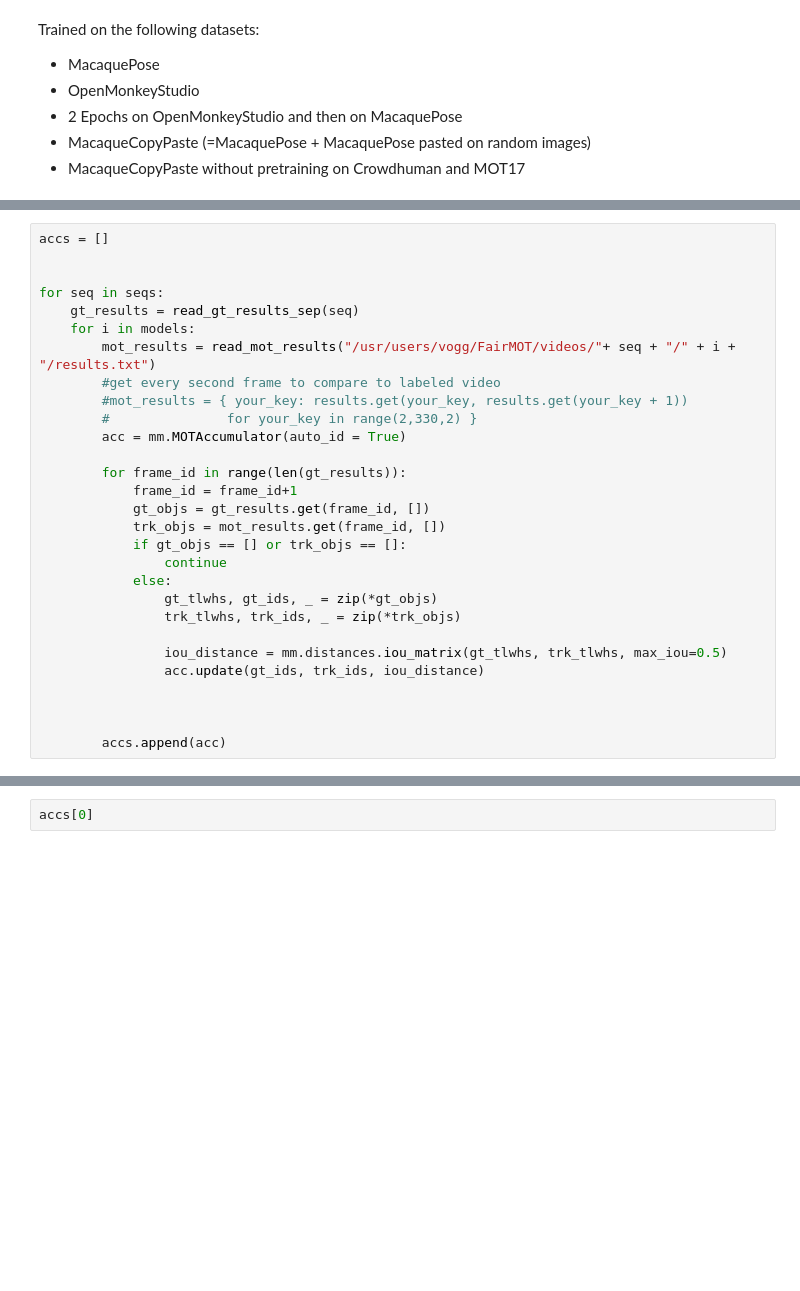
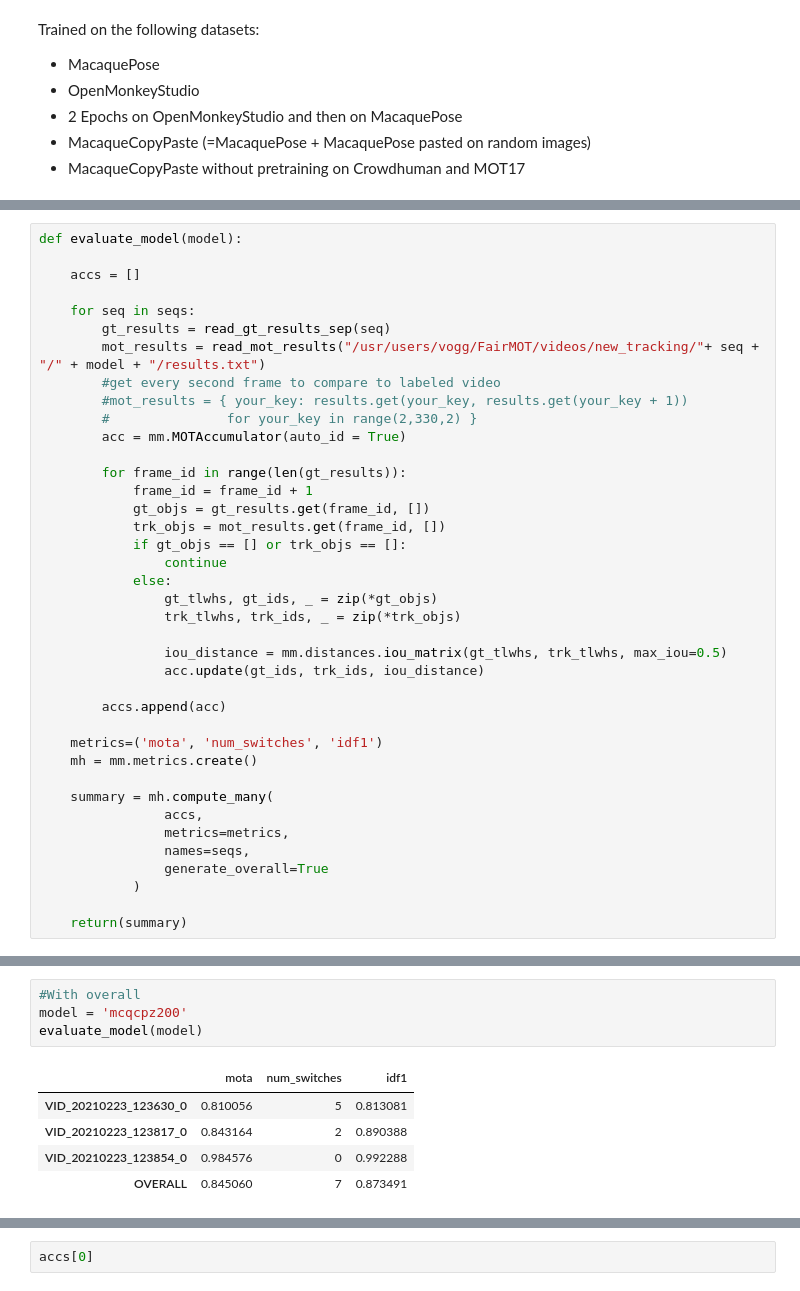
Before and after one commit to ecker-lab/PriMAT-tracking, a Jupyter notebook: own_ideas/evaluation.ipynb, the cells around one changed output, grey strips where cells are left out. Saved outputs shown, nothing was run; the diff lists cells and outputs as text; blank space fills up the shorter version.

Commit message:
Changed Tracking procedure

```diff
--- a/own_ideas/evaluation.ipynb
+++ b/own_ideas/evaluation.ipynb
@@ -150,18 +174,18 @@ seqs = ['VID_20210223_123630_0']
 # %%
-accs = []
+def evaluate_model(model):
 
+    accs = []
 
-for seq in seqs:
-    gt_results = read_gt_results_sep(seq)
-    for i in models:
-        mot_results = read_mot_results("/usr/users/vogg/FairMOT/videos/"+ seq + "/" + i + "/results.txt")
+    for seq in seqs:
+        gt_results = read_gt_results_sep(seq)
+        mot_results = read_mot_results("/usr/users/vogg/FairMOT/videos/new_tracking/"+ seq + "/" + model + "/results.txt")
         #get every second frame to compare to labeled video
         #mot_results = { your_key: results.get(your_key, results.get(your_key + 1))
         #               for your_key in range(2,330,2) }
         acc = mm.MOTAccumulator(auto_id = True)
 
         for frame_id in range(len(gt_results)):
-            frame_id = frame_id+1
+            frame_id = frame_id + 1
             gt_objs = gt_results.get(frame_id, [])
             trk_objs = mot_results.get(frame_id, [])
             if gt_objs == [] or trk_objs == []:
@@ -173,6 +197,16 @@ for seq in seqs:
                 iou_distance = mm.distances.iou_matrix(gt_tlwhs, trk_tlwhs, max_iou=0.5)
                 acc.update(gt_ids, trk_ids, iou_distance)
 
+        accs.append(acc)
 
+    metrics=('mota', 'num_switches', 'idf1')
+    mh = mm.metrics.create()
 
-        accs.append(acc)
+    summary = mh.compute_many(
+                accs,
+                metrics=metrics,
+                names=seqs,
+                generate_overall=True
+            )
+
+    return(summary)
@@ -214,0 +213,10 @@ summary
+# %%
+#With overall
+model = 'mcqcpz200'
+evaluate_model(model)
+# %% [output]
+|  | mota | num_switches | idf1 |
+| VID_20210223_123630_0 | 0.810056 | 5 | 0.813081 |
+| VID_20210223_123817_0 | 0.843164 | 2 | 0.890388 |
+| VID_20210223_123854_0 | 0.984576 | 0 | 0.992288 |
+| OVERALL | 0.845060 | 7 | 0.873491 |
```
Also changed, not shown: parts of 7 cells of this notebook, 11 other files.
